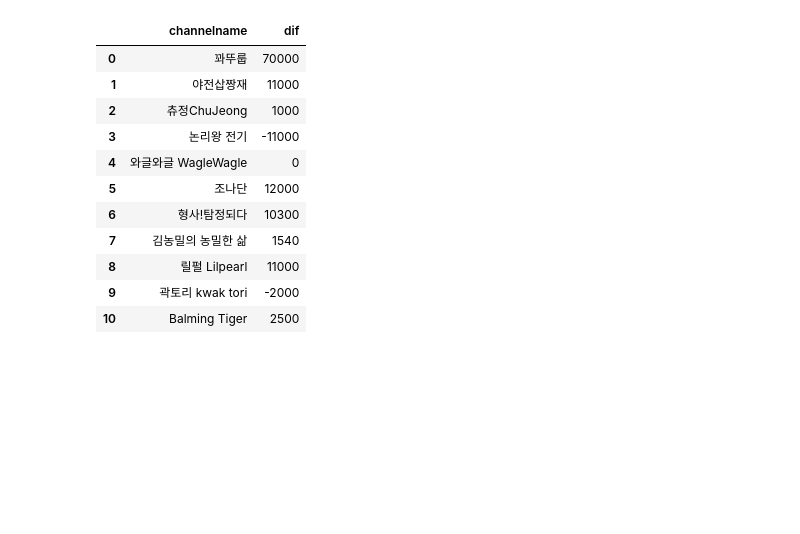
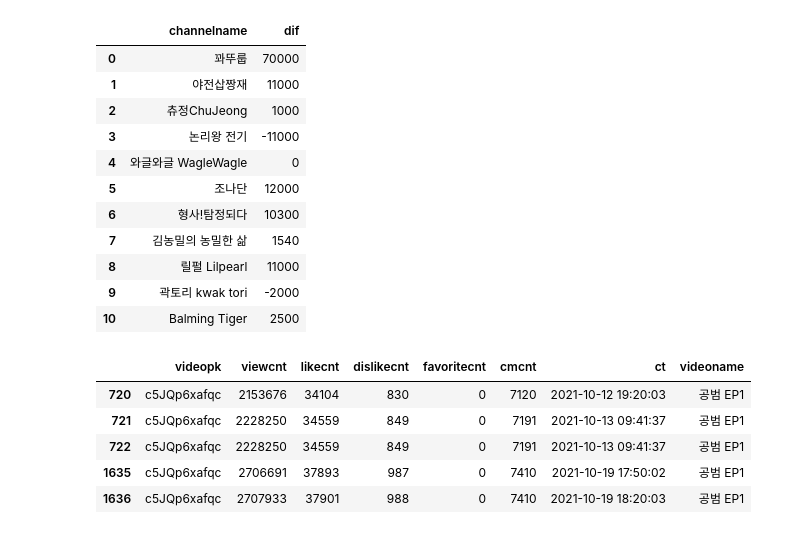
Before and after one commit to chickengak/TIL, a Jupyter notebook: dev-journey/big-data/빅분기-실기-datamanim-1유형.ipynb, the cells around one changed output. Drawn from its saved outputs; the diff is of its cells as text; code cells hidden in the pictures; blank space fills up the shorter version.

```diff
--- a/dev-journey/big-data/빅분기-실기-datamanim-1유형.ipynb
+++ b/dev-journey/big-data/빅분기-실기-datamanim-1유형.ipynb
@@ -341,0 +255,17 @@ data url = https://raw.githubusercontent.com/Datamanim/datarepo/main/happy2/happ
+# %%
+# Q15. 각 비디오는 10분 간격으로 구독자수, 좋아요, 싫어요수, 댓글수가 수집된것으로 알려졌다.
+# 공범 EP1의 비디오정보 데이터중 수집간격이 5분 이하, 20분이상인 데이터 구간( 해당 시점 전,후) 의 시각을 모두 출력하라
+
+cut = video.loc[video['videoname'] == ' 공범 EP1'].sort_values('ct').reset_index(drop=True)
+dif = cut['ct'].diff().to_frame()
+import datetime
+res = dif[(dif['ct'] <= datetime.timedelta(minutes=5)) | (dif['ct'] >= datetime.timedelta(minutes=20))]
+ans = sorted(set(res.index.to_list() + [i-1 for i in res.index.to_list()]))
+cut.iloc[ans]
+# %% [output]
+|  | videopk | viewcnt | likecnt | dislikecnt | favoritecnt | cmcnt | ct | videoname |
+| 720 | c5JQp6xafqc | 2153676 | 34104 | 830 | 0 | 7120 | 2021-10-12 19:20:03 | 공범 EP1 |
+| 721 | c5JQp6xafqc | 2228250 | 34559 | 849 | 0 | 7191 | 2021-10-13 09:41:37 | 공범 EP1 |
+| 722 | c5JQp6xafqc | 2228250 | 34559 | 849 | 0 | 7191 | 2021-10-13 09:41:37 | 공범 EP1 |
+| 1635 | c5JQp6xafqc | 2706691 | 37893 | 987 | 0 | 7410 | 2021-10-19 17:50:02 | 공범 EP1 |
+| 1636 | c5JQp6xafqc | 2707933 | 37901 | 988 | 0 | 7410 | 2021-10-19 18:20:03 | 공범 EP1 |
```
Also changed, not shown: parts of 67 cells of this notebook.
